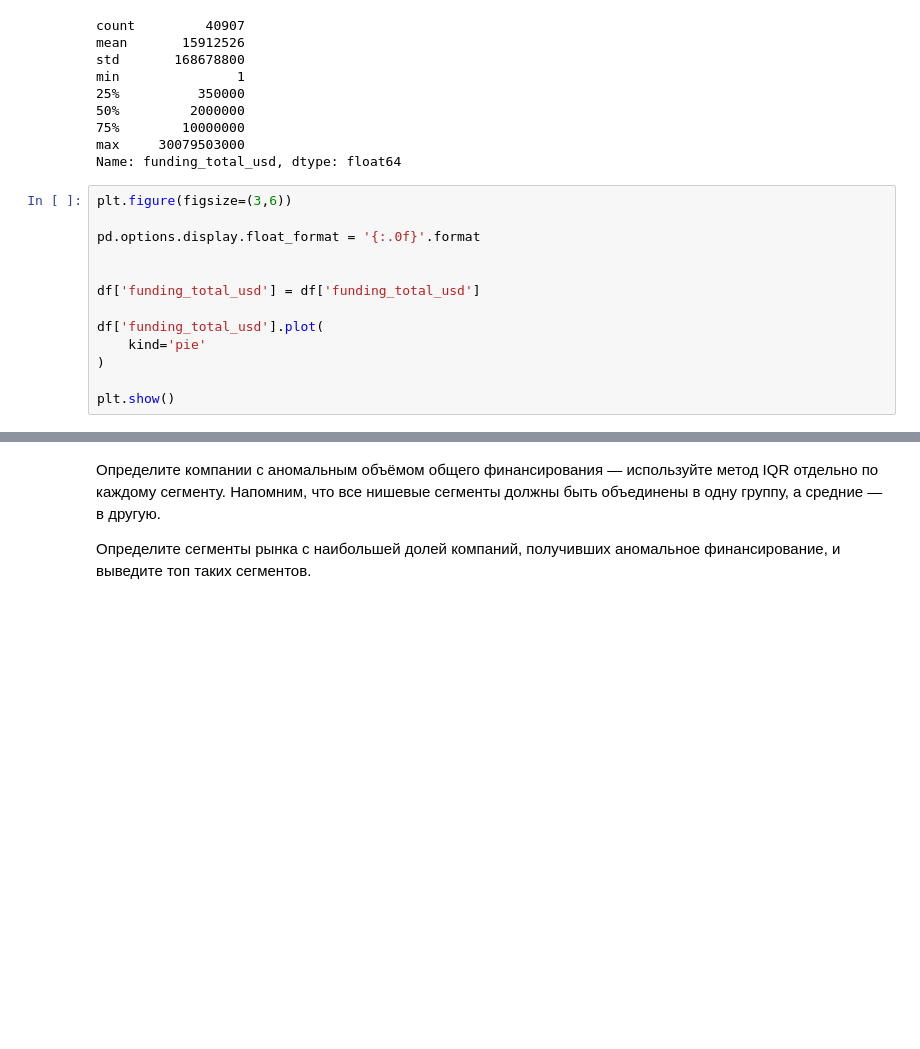
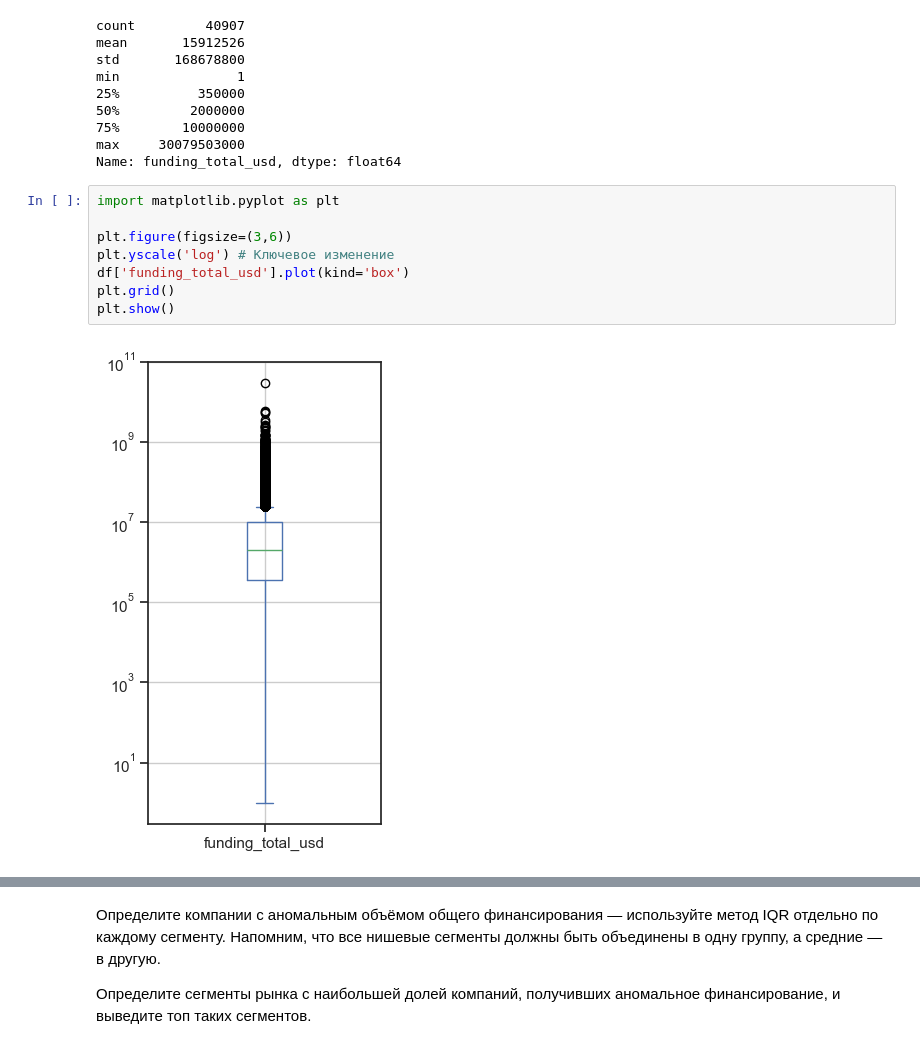
Before and after one commit to CAH0/startup-funding-analysis, a Jupyter notebook: startup_funding_analysis.ipynb, the cells around one changed output, grey strips where cells are left out. Cells and saved outputs as stored; diff of their text form; blank space fills up the shorter version.

```diff
--- a/startup_funding_analysis.ipynb
+++ b/startup_funding_analysis.ipynb
@@ -579,16 +578,13 @@ min               1
 75%        10000000
 max     30079503000
 Name: funding_total_usd, dtype: float64
-# %%
-plt.figure(figsize=(3,6))
-
-pd.options.display.float_format = '{:.0f}'.format
-
-
-df['funding_total_usd'] = df['funding_total_usd']
-
-df['funding_total_usd'].plot(
-    kind='pie'
-)
-
-plt.show()
+# %%
+import matplotlib.pyplot as plt
+
+plt.figure(figsize=(3,6))
+plt.yscale('log') # Ключевое изменение
+df['funding_total_usd'].plot(kind='box')
+plt.grid()
+plt.show()
+# %% [output]
+[figure, added]
```
Also changed, not shown: parts of 8 cells of this notebook.
